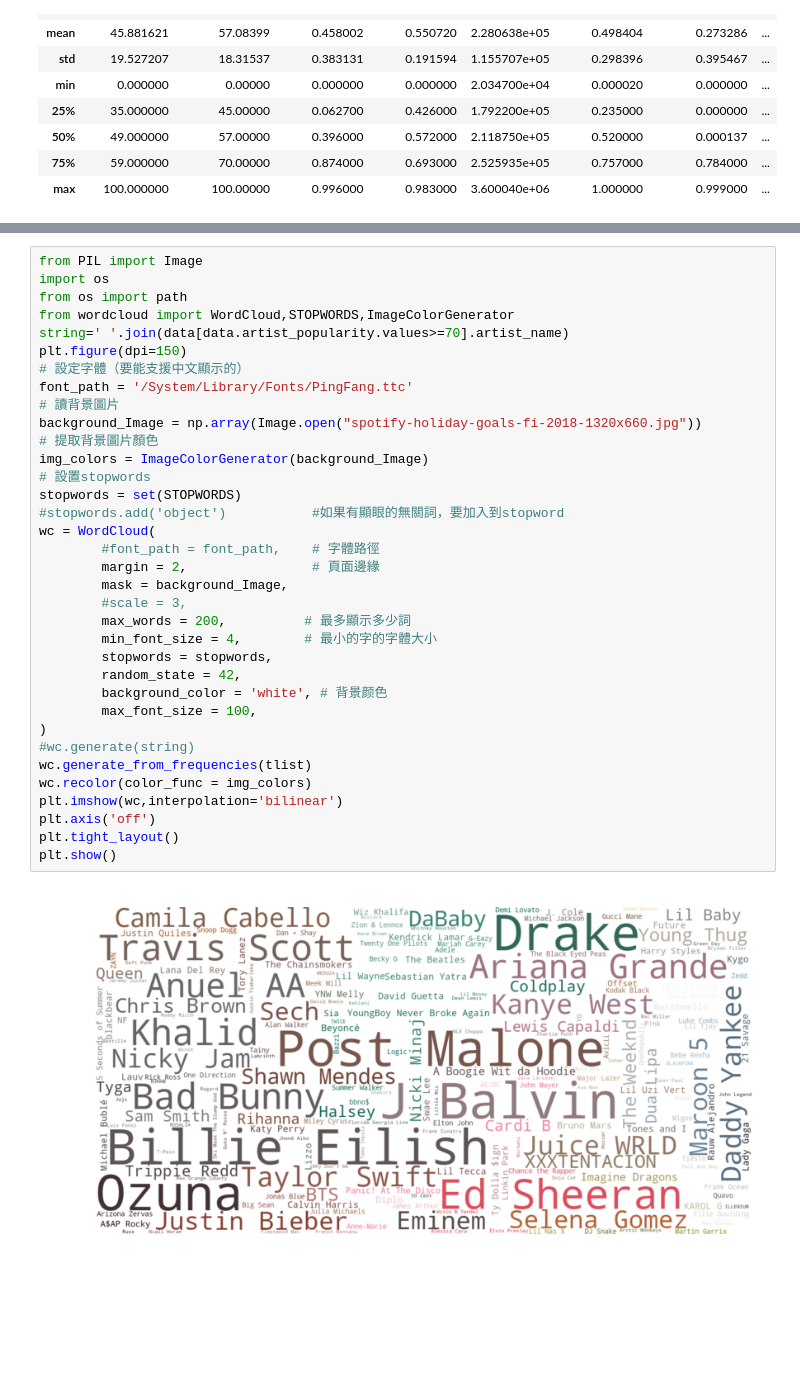
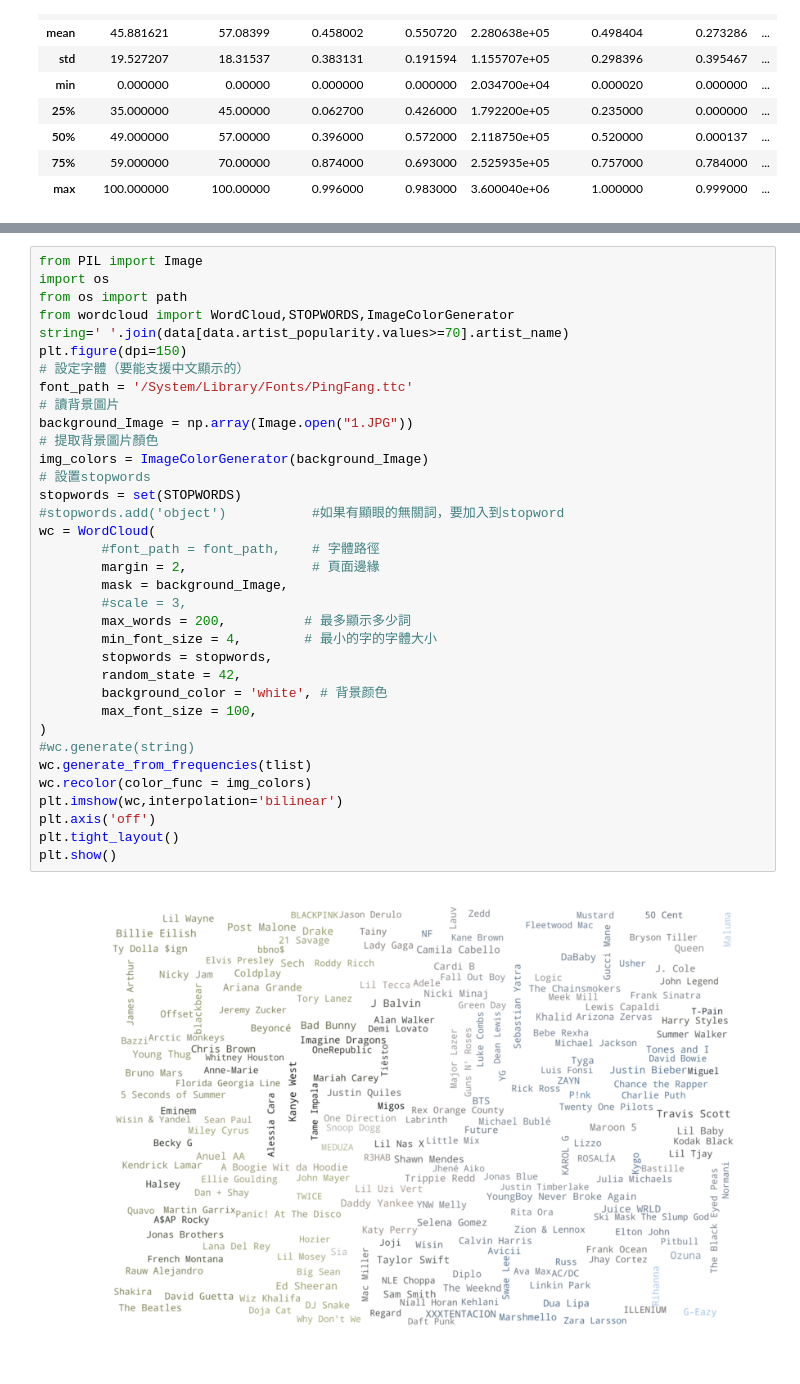
Before and after one commit to hsyho11/DataScience_NTU, a Jupyter notebook: wordcloud.ipynb, the cells around one changed output, grey strips where cells are left out. Drawn from its saved outputs; the diff is of its cells as text; blank space fills up the shorter version.

```diff
--- a/wordcloud.ipynb
+++ b/wordcloud.ipynb
@@ -73,35 +77,35 @@ from wordcloud import WordCloud,STOPWORDS,ImageColorGenerator
 string=' '.join(data[data.artist_popularity.values>=70].artist_name)
 plt.figure(dpi=150)
 # 設定字體（要能支援中文顯示的）
 font_path = '/System/Library/Fonts/PingFang.ttc'
 # 讀背景圖片
-background_Image = np.array(Image.open("spotify-holiday-goals-fi-2018-1320x660.jpg"))
+background_Image = np.array(Image.open("1.JPG"))
 # 提取背景圖片顏色
 img_colors = ImageColorGenerator(background_Image)
 # 設置stopwords
 stopwords = set(STOPWORDS)
 #stopwords.add('object')           #如果有顯眼的無關詞，要加入到stopword
 wc = WordCloud(
         #font_path = font_path,    # 字體路徑
         margin = 2,                # 頁面邊緣
         mask = background_Image,
         #scale = 3,
         max_words = 200,          # 最多顯示多少詞
         min_font_size = 4,        # 最小的字的字體大小
         stopwords = stopwords,
         random_state = 42,
         background_color = 'white', # 背景颜色
         max_font_size = 100,
 )
 #wc.generate(string)
 wc.generate_from_frequencies(tlist)
 wc.recolor(color_func = img_colors)
 plt.imshow(wc,interpolation='bilinear')
 plt.axis('off')
 plt.tight_layout()
 plt.show()
 # %% [output]
-[figure, old version]
+[figure, new version]
 # %%
 # 權重計算
 tlist2 = data[data.popularity.values>=59][['popularity','song_name']]
```
Also changed, not shown: parts of 3 cells of this notebook, 1 other file.
